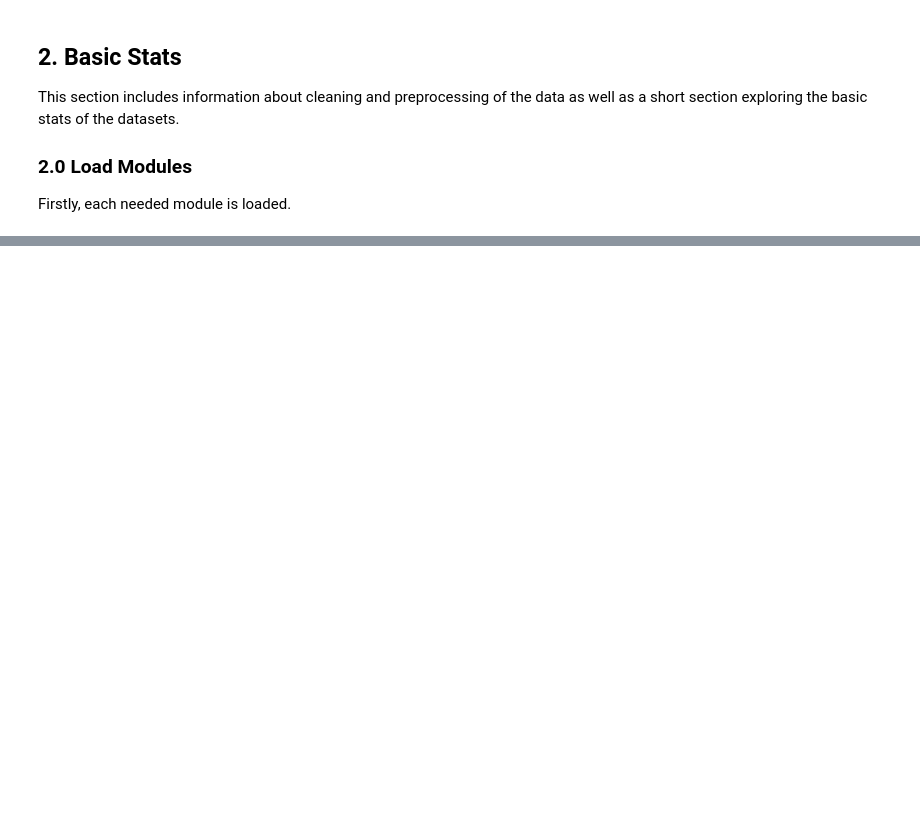
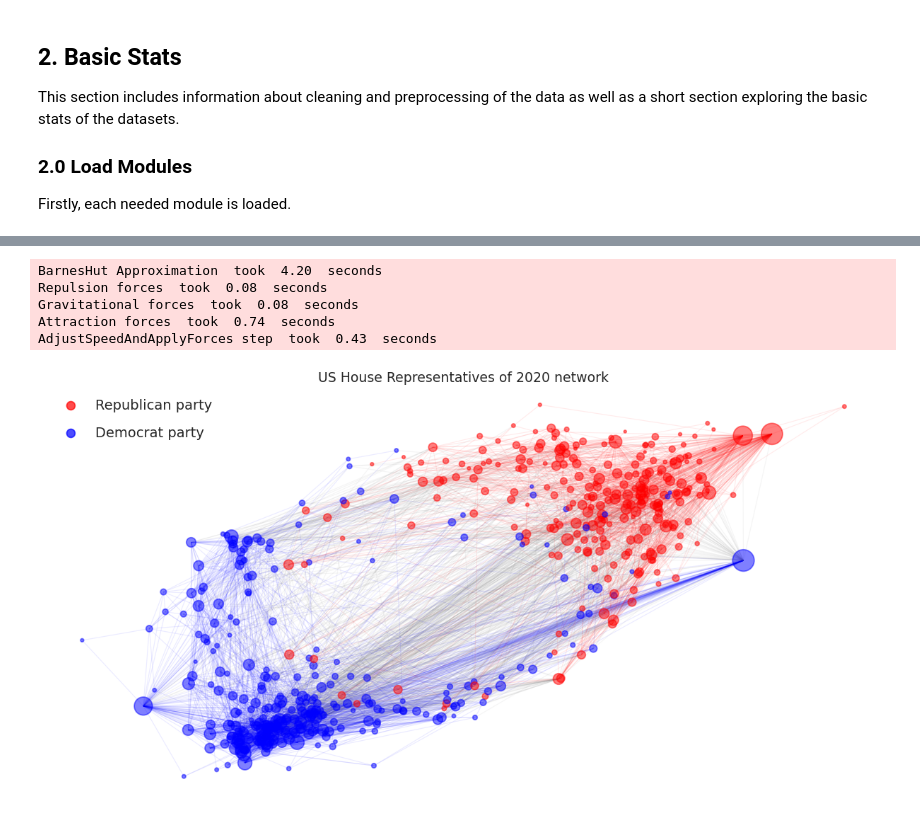
Before and after one commit to ElectraZarafeta/Social_Graphs, a Jupyter notebook: Explainer_Notebook.ipynb, the cells around one changed output, grey strips where cells are left out. Drawn from its saved outputs; the diff is of its cells as text; code cells hidden in the pictures; blank space fills up the shorter version.

```diff
--- a/Explainer_Notebook.ipynb
+++ b/Explainer_Notebook.ipynb
@@ -45,0 +342,79 @@ https://github.com/ElectraZarafeta/Social_Graphs/blob/master/scrap.py
+# %%
+# create the undirected graph
+GU = GCC.to_undirected()
+# %%
+def forceatlas_graph(GU):
+    # Color nodes according to party
+    colors = []
+    for n in list(GU.nodes(data="Party")):
+        if 'Republican' in n:
+            colors.append('red')
+        else:
+            colors.append('blue')
+
+            # Scale node-size according to degree
+    d = nx.degree(GU)
+    sizes = [(d[node] + 1) * 5 for node in GU.nodes()]
+
+    # Color edges according to between-party or not
+    edge_colors = []
+    for edge in GU.edges:
+        if GU.nodes[edge[0]]['Party'] != GU.nodes[edge[1]]['Party']:
+            edge_colors.append('grey')
+        else:
+            if GU.nodes[edge[0]]['Party'] == 'Republican':
+                edge_colors.append('red')
+            else:
+                edge_colors.append('blue')
+
+    # Specify the settings for the Force Atlas 2 algorithm
+    forceatlas2 = ForceAtlas2(
+        # Behavior alternatives
+        outboundAttractionDistribution=True,  # Dissuade hubs
+        linLogMode=False,  # NOT IMPLEMENTED
+        adjustSizes=False,  # Prevent overlap (NOT IMPLEMENTED)
+        edgeWeightInfluence=7.0,
+
+        # Performance
+        jitterTolerance=0.5,  # Tolerance
+        barnesHutOptimize=True,
+        barnesHutTheta=40,
+        multiThreaded=False,  # NOT IMPLEMENTED
+
+        # Tuning
+        scalingRatio=0.5,
+        strongGravityMode=False,
+        gravity=0,
+
+        # Log
+        verbose=True)
+
+    positions = forceatlas2.forceatlas2_networkx_layout(GU, pos=None, iterations=4000)
+
+    plt.figure(num=None, figsize=(18, 9), dpi=85, facecolor='w', edgecolor='k')
+
+    sns.set_style('whitegrid')
+    sns.set_context('talk')
+
+    # create legend
+    plt.scatter([], [], c='red', alpha=0.7, s=100, label='Republican party')
+    plt.scatter([], [], c='blue', alpha=0.7, s=100, label='Democrat party')
+    plt.legend(scatterpoints=1, frameon=False, labelspacing=1)
+
+    nx.draw_networkx_nodes(GU, positions, node_size=sizes, node_color=colors, alpha=0.5)
+    nx.draw_networkx_edges(GU, positions, edge_color=edge_colors, alpha=0.08)
+    ax = plt.gca()
+    ax.collections[0].set_linewidth(0.1)
+    ax.set_title('US House Representatives of 2020 network', fontsize=16);
+    plt.axis('off')
+    plt.show()
+
+
+forceatlas_graph(GU)
+# %% [output]
+BarnesHut Approximation  took  4.20  seconds
+Repulsion forces  took  0.08  seconds
+Gravitational forces  took  0.08  seconds
+Attraction forces  took  0.74  seconds
+AdjustSpeedAndApplyForces step  took  0.43  seconds
+[figure, added]
```
Also changed, not shown: parts of 23 cells of this notebook.
